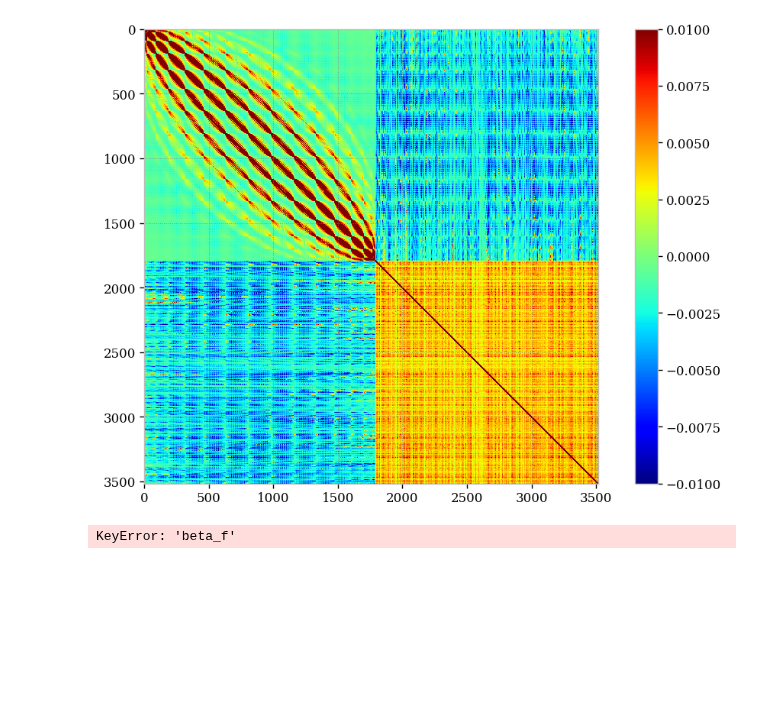
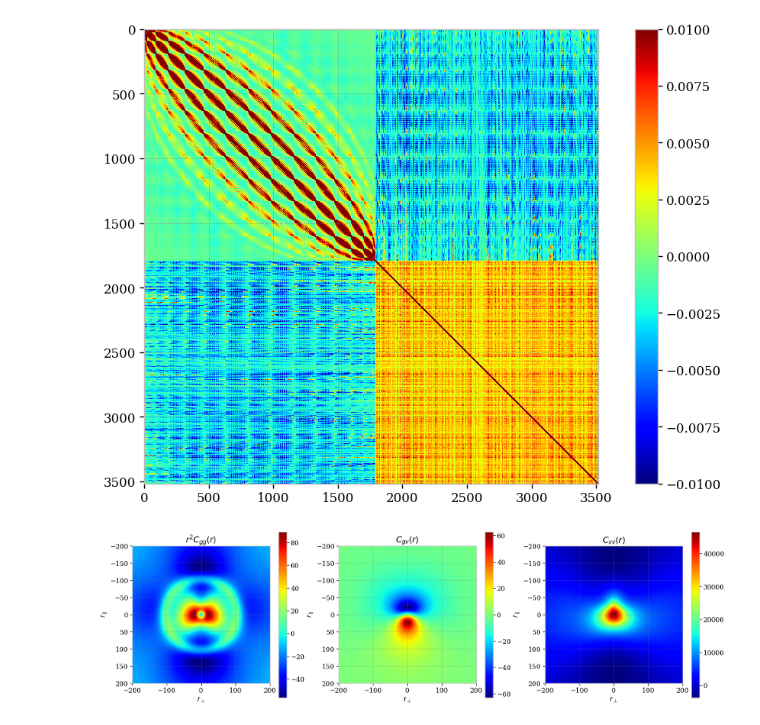
Before and after one commit to corentinravoux/flip, a Jupyter notebook: notebook/fit_joint.ipynb, the cells around one changed output. Cells and saved outputs as stored; diff of their text form; code cells hidden in the pictures; blank space fills up the shorter version.

```diff
--- a/notebook/fit_joint.ipynb
+++ b/notebook/fit_joint.ipynb
@@ -255,27 +274,28 @@ plot_utils.plot_correlation_from_likelihood(minuit_fitter_velest.likelihood,
 # %%
 
 r_perpendicular = np.linspace(-200,200,200)
 r_parallel = np.linspace(-200,200,200)
 
 r_reference_parallel = 30
 r_reference_perpendicular = 0
 
 contraction_plot = contraction.Contraction.init_from_flip(
-    "adamsblake20",
+    "ravouxcarreres",
     "full",
     power_spectrum_dict,
     r_perpendicular,
     r_parallel,
     r_reference_perpendicular,
     r_reference_parallel,
     coordinate_type="rprt",
     additional_parameters_values=(sigmag_fiducial,),
+    variant="nobeta",
 )
 
 parameter_values_dict = {parameters: parameter_dict[parameters]["value"] for parameters in parameter_dict}
 
 plot_utils.plot_2d_contraction(contraction_plot,
                     parameter_values_dict,
                     rs_multiplied = True)
 # %% [output]
-KeyError: 'beta_f'
+[figure, added]
```
Also changed, not shown: parts of 6 cells of this notebook, 3 other files.
